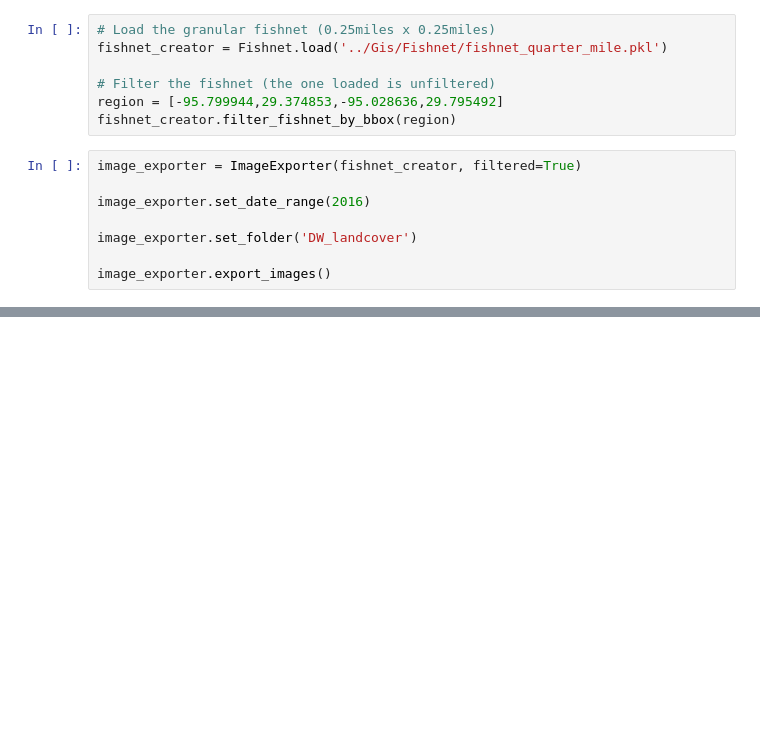
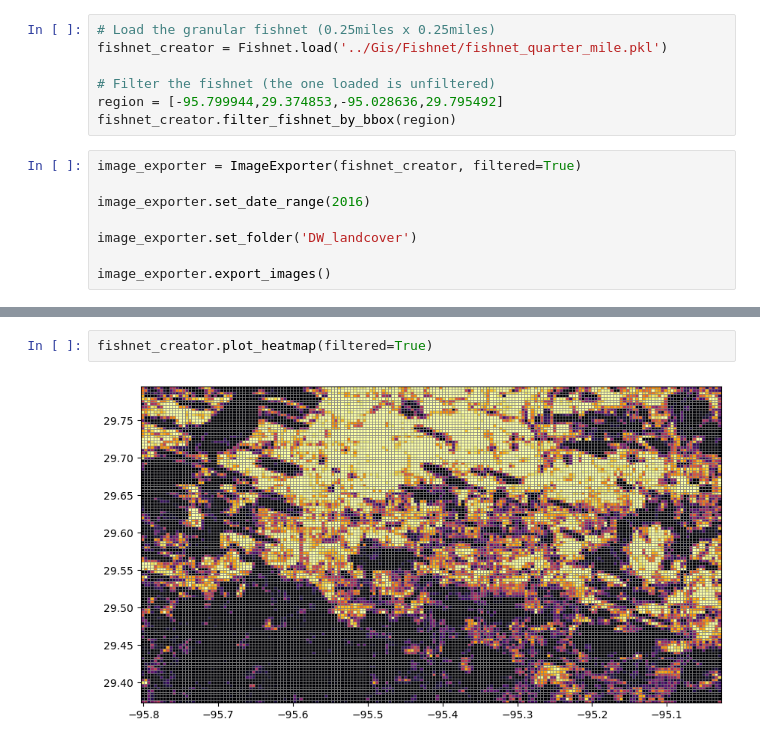
Before and after one commit to victor-radermecker/AdvancedLandCoverAnalytics-Pipeline, a Jupyter notebook: Google_Earth_Engine/code_review.ipynb, the cells around one changed output, grey strips where cells are left out. Drawn from its saved outputs; the diff is of its cells as text; blank space fills up the shorter version.

```diff
--- a/Google_Earth_Engine/code_review.ipynb
+++ b/Google_Earth_Engine/code_review.ipynb
@@ -121,0 +130,4 @@ image_exporter.export_images()
+# %%
+fishnet_creator.plot_heatmap(filtered=True)
+# %% [output]
+[figure, added]
```
Also changed, not shown: parts of 6 cells of this notebook, 4 other files.
